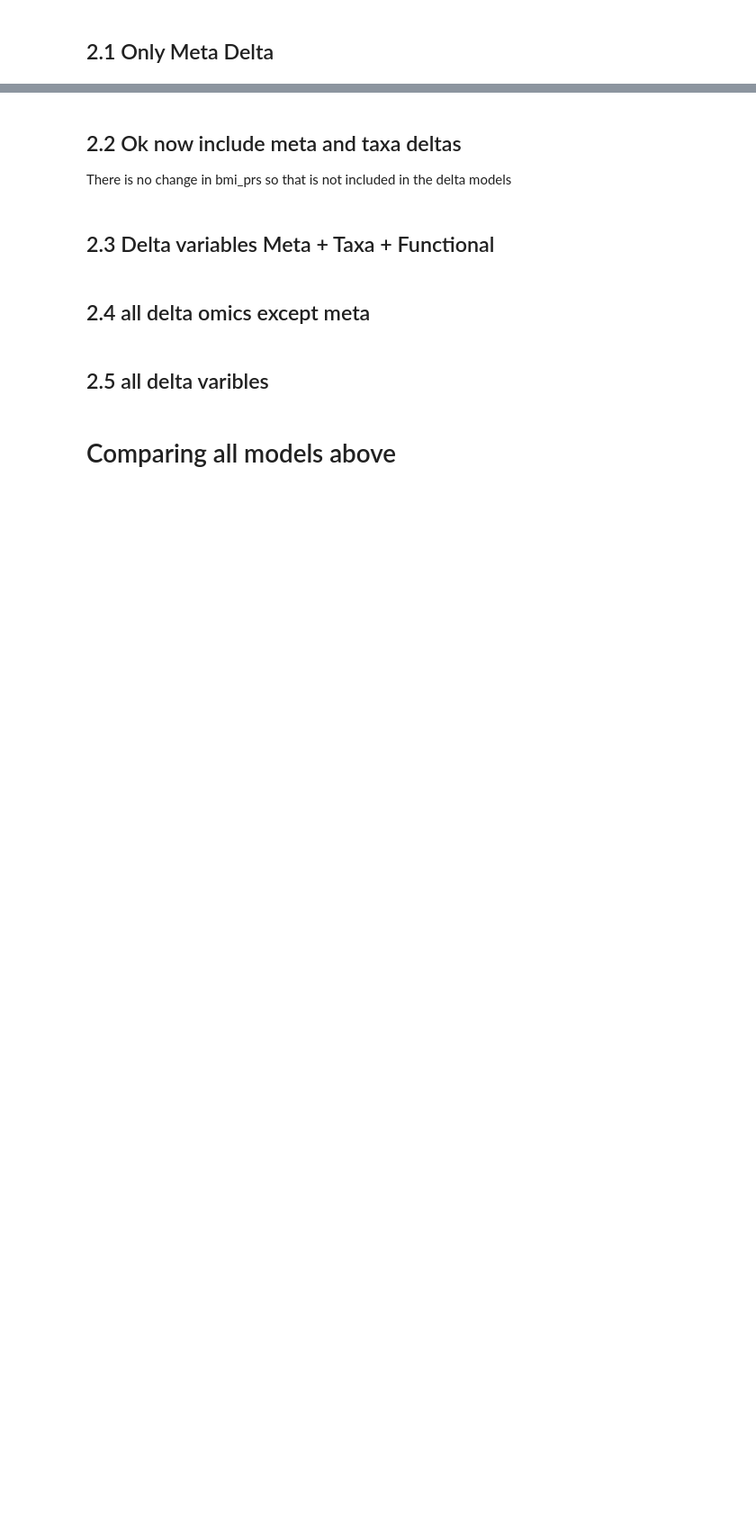
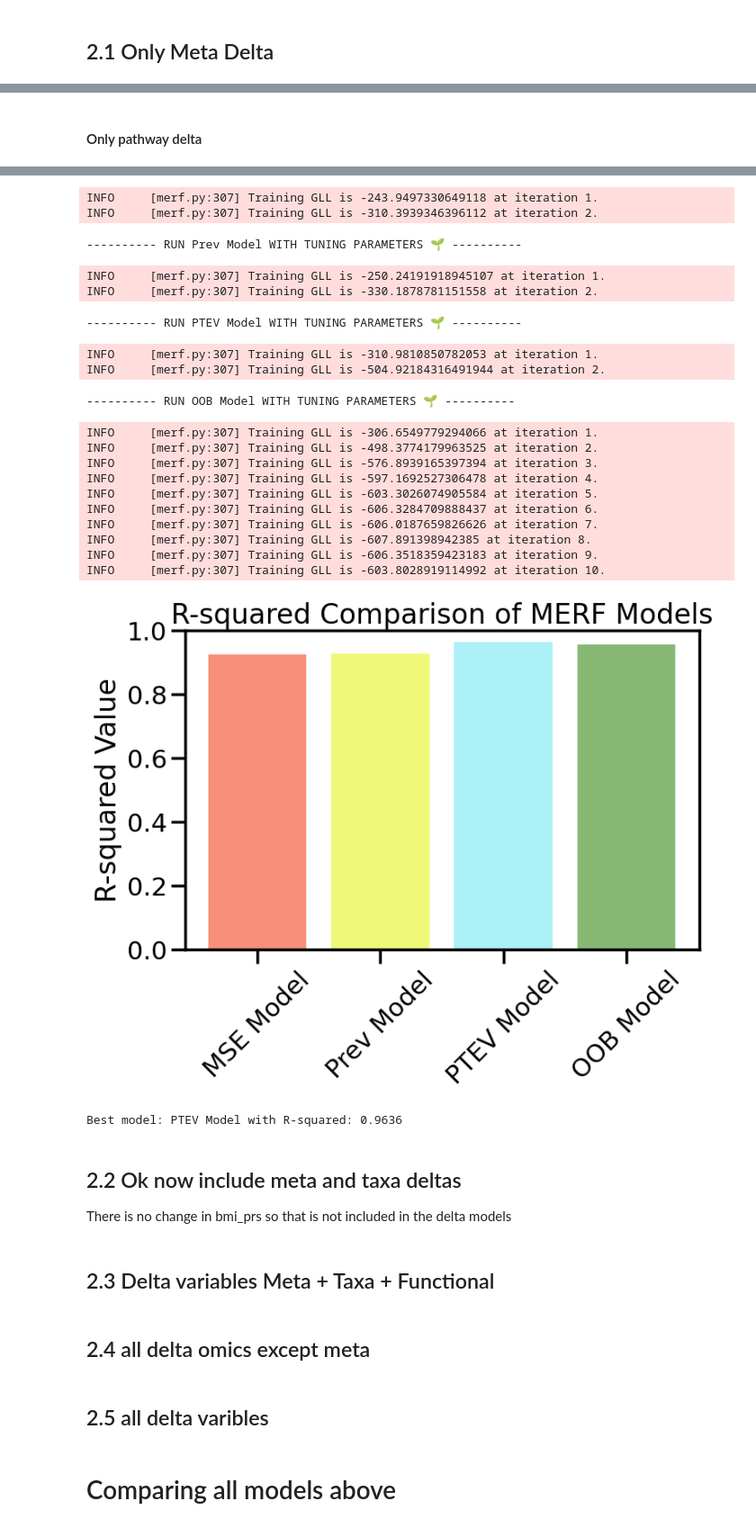
Before and after one commit to emilynyeo/multiomic_drift, a Jupyter notebook: play_scripts/2.models/merf_python/tuned_models/8.1.all_omic_bmi_modelplots.ipynb, the cells around one changed output, grey strips where cells are left out. Shown at 90% size. Drawn from its saved outputs; the diff is of its cells as text; code cells hidden in the pictures; blank space fills up the shorter version.

```diff
--- a/play_scripts/2.models/merf_python/tuned_models/8.1.all_omic_bmi_modelplots.ipynb
+++ b/play_scripts/2.models/merf_python/tuned_models/8.1.all_omic_bmi_modelplots.ipynb
@@ -1120,0 +926,36 @@ r2_delta_run1, fi_delta_run1 = run_merf_analysis2(X, Y, Z, clusters_train,
+# %% [markdown]
+#### Only pathway delta
+# %%
+train_l = train_delta[only_pathway]
+test_l = test_delta[only_pathway]
+output_dir = "/Users/emily/projects/research/Stanislawski/comps/mutli-omic-predictions/play_scripts/2.models/merf_python/merf_plots/delta_combined"
+r2_out = 'r2_pathway_merf_bmi_delta_feb12.png'
+feature_imp_out = 'fi_pathway_merf_bmi_delta_feb12.png'
+results_filename = 'merf_results_delta_only_pathway_feb12.csv'
+
+print("---------- Select predictors for training set ----------")
+train_set = train_l
+X = train_set.drop(['BMI','subject_id', 'range'], axis=1)
+Y = train_set['BMI'].to_numpy()
+clusters_train = train_set['subject_id'].to_numpy()
+Z = np.ones((train_set.shape[0], 1))
+
+print("---------- Select predictors for test set ----------")
+test_set = test_l
+X_new = test_set.drop(['BMI', 'subject_id', 'range'], axis=1)[X.columns].astype(X.dtypes)
+Y_new = test_set['BMI'].to_numpy()
+clusters_new = pd.Series(test_set['subject_id'])
+Z_new = np.ones((len(X_new), 1))
+time_new = pd.Series(test_set['range'])
+print("---------- Run MERF models ----------")
+#run_merf_analysis(X, Y, Z, clusters_train,
+#                  X_new, Y_new, Z_new, clusters_new,
+#                  meta_df, output_dir, r2_out, feature_imp_out)
+
+r2_values, results_df = run_merf_analysis2(
+    X, Y, Z, clusters_train,
+    X_new, Y_new, Z_new, clusters_new,
+    long_df,
+    output_dir, r2_out, feature_imp_out, results_filename, time_new
+)
+# %% [output]
@@ -1121,3 +979,24 @@ r2_delta_run1, fi_delta_run1 = run_merf_analysis2(X, Y, Z, clusters_train,
+INFO     [merf.py:307] Training GLL is -243.9497330649118 at iteration 1.
+INFO     [merf.py:307] Training GLL is -310.3939346396112 at iteration 2.
+---------- RUN Prev Model WITH TUNING PARAMETERS 🌱 ----------
+INFO     [merf.py:307] Training GLL is -250.24191918945107 at iteration 1.
+INFO     [merf.py:307] Training GLL is -330.1878781151558 at iteration 2.
+---------- RUN PTEV Model WITH TUNING PARAMETERS 🌱 ----------
+INFO     [merf.py:307] Training GLL is -310.9810850782053 at iteration 1.
+INFO     [merf.py:307] Training GLL is -504.92184316491944 at iteration 2.
+---------- RUN OOB Model WITH TUNING PARAMETERS 🌱 ----------
+INFO     [merf.py:307] Training GLL is -306.6549779294066 at iteration 1.
+INFO     [merf.py:307] Training GLL is -498.3774179963525 at iteration 2.
+INFO     [merf.py:307] Training GLL is -576.8939165397394 at iteration 3.
+INFO     [merf.py:307] Training GLL is -597.1692527306478 at iteration 4.
+INFO     [merf.py:307] Training GLL is -603.3026074905584 at iteration 5.
+INFO     [merf.py:307] Training GLL is -606.3284709888437 at iteration 6.
+INFO     [merf.py:307] Training GLL is -606.0187659826626 at iteration 7.
+INFO     [merf.py:307] Training GLL is -607.891398942385 at iteration 8.
+INFO     [merf.py:307] Training GLL is -606.3518359423183 at iteration 9.
+INFO     [merf.py:307] Training GLL is -603.8028919114992 at iteration 10.
+[figure, added]
+Best model: PTEV Model with R-squared: 0.9636
 # %% [markdown]
 ## 2.2 Ok now include meta and taxa deltas
 
```
Also changed, not shown: parts of 27 cells of this notebook, 3 other files.
